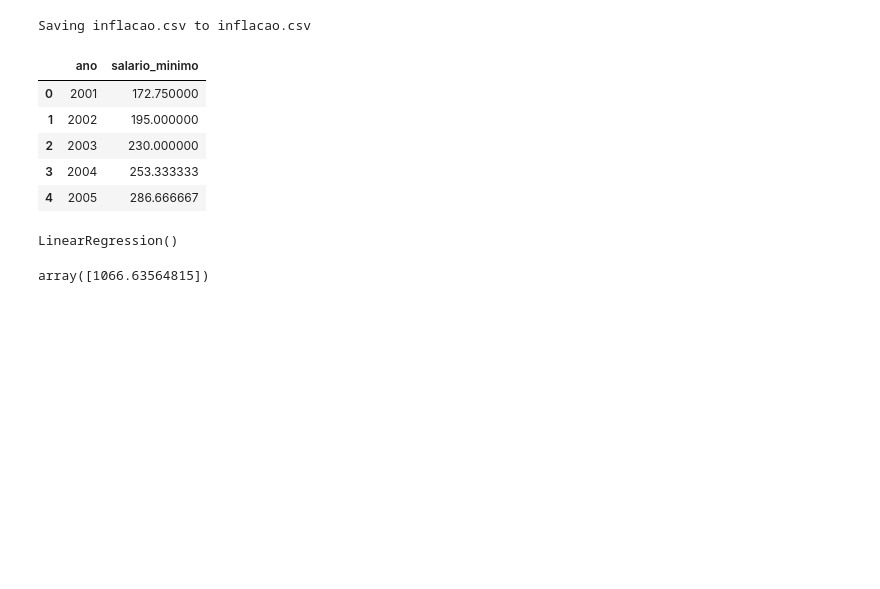
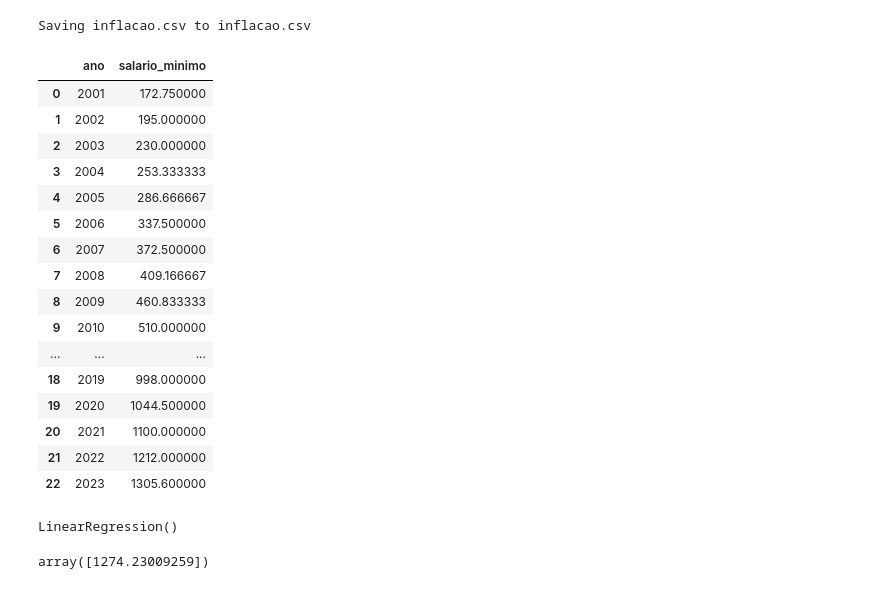
Before and after one commit to arthurvalger/scikitlearn-regression, a Jupyter notebook: regressao_salario_minimo.ipynb, the cells around one changed output. Cells and saved outputs as stored; diff of their text form; code cells hidden in the pictures; blank space fills up the shorter version.

```diff
--- a/regressao_salario_minimo.ipynb
+++ b/regressao_salario_minimo.ipynb
@@ -13,18 +13,29 @@ Saving inflacao.csv to inflacao.csv
 # %%
 # Importando dataset
 df = pd.read_csv('inflacao.csv')
 df.head()
 df = df[df['ano'] > 2000]
 df = df[["ano","salario_minimo"]]
 df = df.groupby('ano')['salario_minimo'].mean().reset_index()
-df.head()
+df
 # %% [output]
 |  | ano | salario_minimo |
 | 0 | 2001 | 172.750000 |
 | 1 | 2002 | 195.000000 |
 | 2 | 2003 | 230.000000 |
 | 3 | 2004 | 253.333333 |
 | 4 | 2005 | 286.666667 |
+| 5 | 2006 | 337.500000 |
+| 6 | 2007 | 372.500000 |
+| 7 | 2008 | 409.166667 |
+| 8 | 2009 | 460.833333 |
+| 9 | 2010 | 510.000000 |
+| ... | ... | ... |
+| 18 | 2019 | 998.000000 |
+| 19 | 2020 | 1044.500000 |
+| 20 | 2021 | 1100.000000 |
+| 21 | 2022 | 1212.000000 |
+| 22 | 2023 | 1305.600000 |
 # %%
 # Importando Train Test Split
 from sklearn.model_selection import train_test_split
@@ -56,10 +64,10 @@ LinearRegression()
 # y_pred = model.predict(X_test_scaled)
 # y_pred
 
-ano = 2020
+ano = 2024
 ano_array = np.array([[ano]])
 
 pred = model.predict(ano_array)
 pred
 # %% [output]
-array([1066.63564815])
+array([1274.23009259])
```
Also changed, not shown: parts of 2 cells of this notebook.
